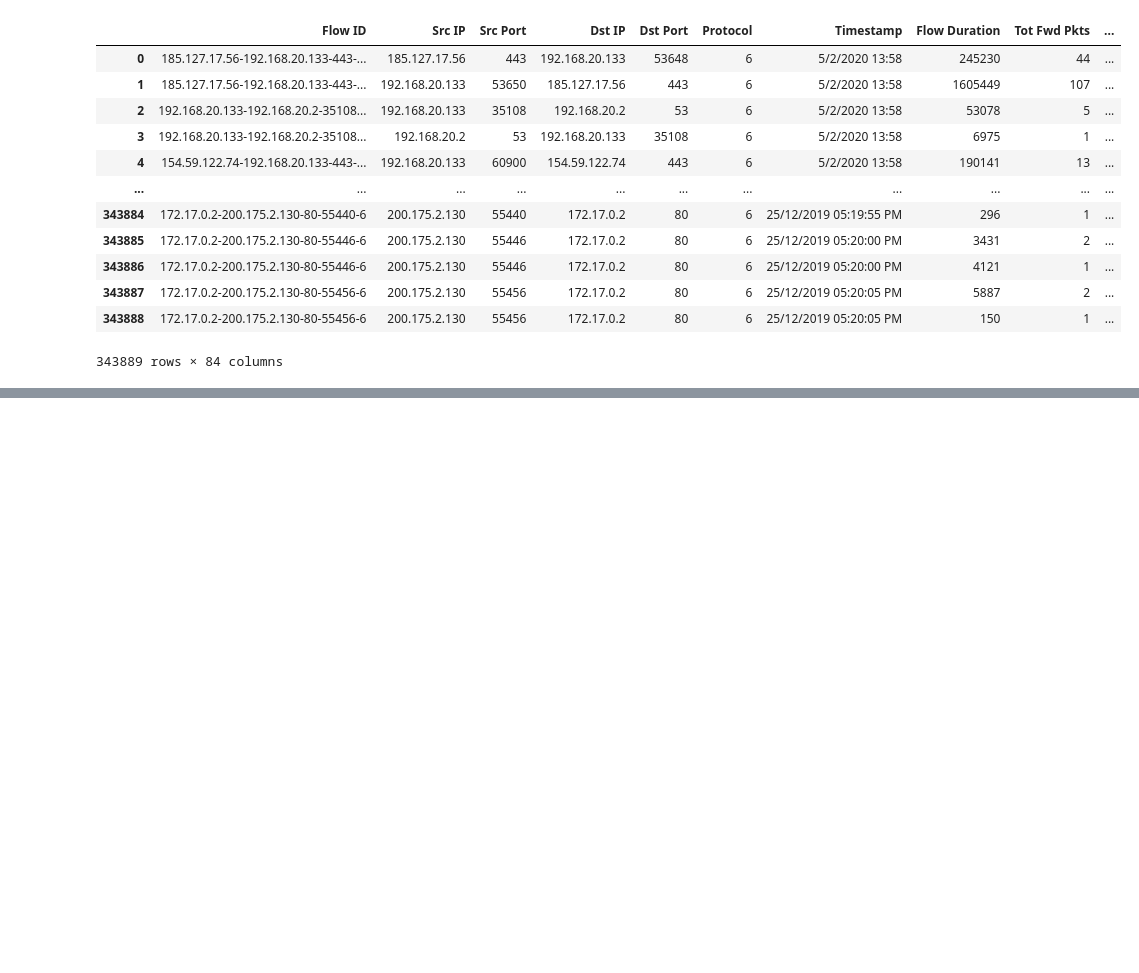
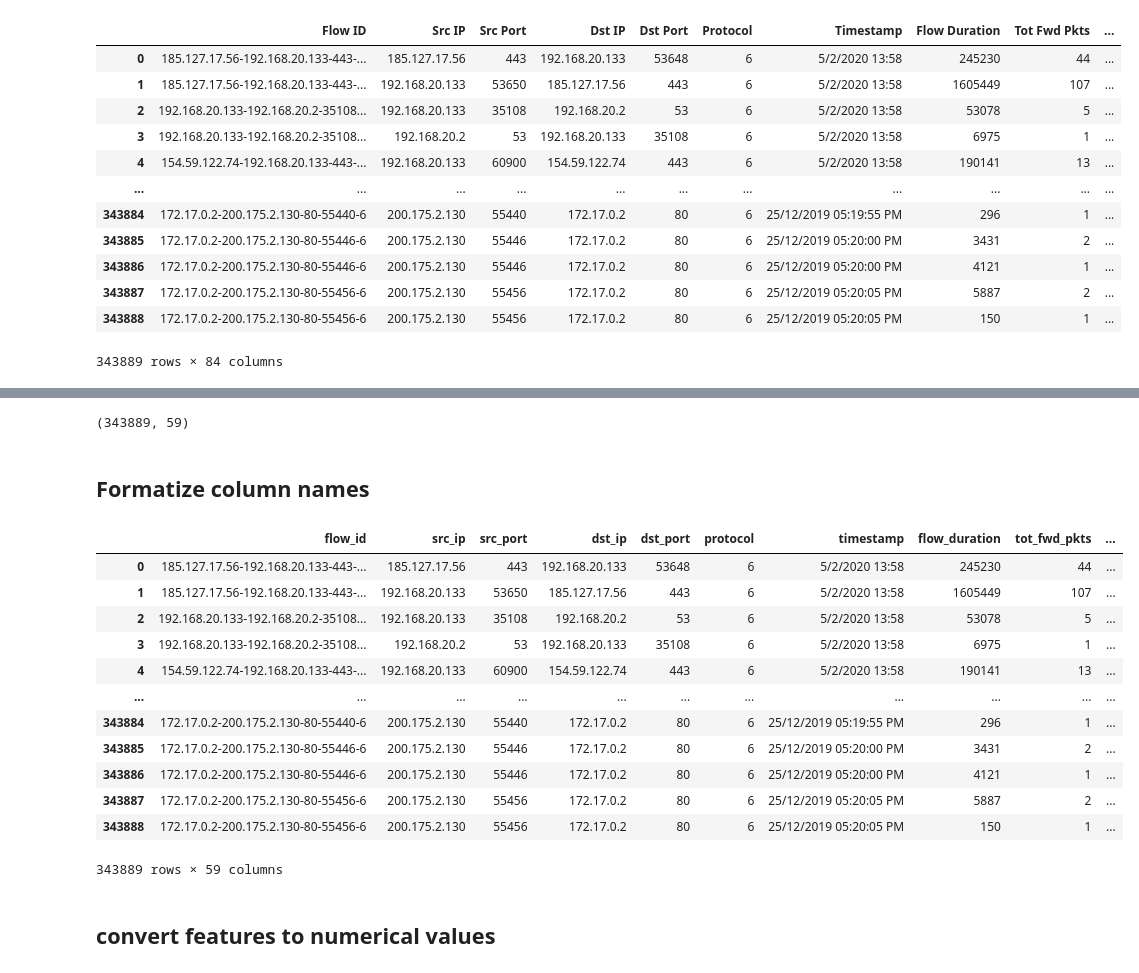
Before and after one commit to xurong-liang/COMS6200, a Jupyter notebook: proprocess_and_data_visualization.ipynb, the cells around one changed output, grey strips where cells are left out. Saved outputs shown, nothing was run; the diff lists cells and outputs as text; code cells hidden in the pictures; blank space fills up the shorter version.

```diff
--- a/proprocess_and_data_visualization.ipynb
+++ b/proprocess_and_data_visualization.ipynb
@@ -83,0 +97,3 @@ raw_all
+# %%
+# fill oruiginal dimension of dataset
+row_num, col_num = raw_all.shape
@@ -83,0 +107,10 @@ raw_all
+# %%
+# find spread of distinct counts of each columns and number of classes
+distinct_count = raw_all.nunique(axis=0)
+distinct_count = dict(sorted(distinct_count.items(), key=lambda item: item[1], reverse=True))
+
+print(f"Number of classes {distinct_count['Label']}")
+
+# delete Label in distinct count so it does not get removed in sparsity pruning
+del distinct_count["Label"]
+print(distinct_count)
@@ -83,0 +152,6 @@ raw_all
+# %%
+# remove columns that has unique values < 2
+for col, count in distinct_count.items():
+    if count < 2:
+        del raw_all[col]
+        print(f'{col} removed')
@@ -83,0 +225,16 @@ raw_all
+# %%
+# plot sparisty rate of non-binary attribute
+plt.figure(figsize=(20, 5))
+plt.title("Sparisty rates of non-binary attributes")
+plt.xlabel("Column name (alias)")
+plt.ylabel("Sparisty rate/%")
+# candidate pruning thresholds as 60% and 70%
+plt.axhline(y=70, c="r", linestyle="-")
+
+plt.axhline(y=60, c="m", linestyle="-")
+
+
+x = [count for count in range(len(sparsity_rates.keys()))]
+y = [100 * rate for rate in sparsity_rates.values()]
+plt.bar(x, y)
+plt.xticks(x, labels=[col_alias[name] for name in sparsity_rates.keys()])
@@ -83,0 +290,6 @@ raw_all
+# %%
+raw_all.shape
+# %% [output]
+(343889, 59)
+# %% [markdown]
+## Formatize column names
@@ -83,0 +298,26 @@ raw_all
+# %%
+# formatize column names
+
+# convert column names as lowercase, replace space and / as _
+new_cols = raw_all.columns.map(lambda x: x.lower()).map(lambda x: re.sub(' ', '_', x)).map(lambda x: re.sub('/', '_', x))
+raw_all.rename(columns={key: new_cols[idx] for idx, key in enumerate(raw_all.columns)}, inplace=True)
+
+raw_all.rename(columns={"label": "text_label"}, inplace=True)
+
+raw_all
+# %% [output]
+|  | flow_id | src_ip | src_port | dst_ip | dst_port | protocol | timestamp | flow_duration | tot_fwd_pkts | ... |
+| 0 | 185.127.17.56-192.168.20.133-443-... | 185.127.17.56 | 443 | 192.168.20.133 | 53648 | 6 | 5/2/2020 13:58 | 245230 | 44 | ... |
+| 1 | 185.127.17.56-192.168.20.133-443-... | 192.168.20.133 | 53650 | 185.127.17.56 | 443 | 6 | 5/2/2020 13:58 | 1605449 | 107 | ... |
+| 2 | 192.168.20.133-192.168.20.2-35108... | 192.168.20.133 | 35108 | 192.168.20.2 | 53 | 6 | 5/2/2020 13:58 | 53078 | 5 | ... |
+| 3 | 192.168.20.133-192.168.20.2-35108... | 192.168.20.2 | 53 | 192.168.20.133 | 35108 | 6 | 5/2/2020 13:58 | 6975 | 1 | ... |
+| 4 | 154.59.122.74-192.168.20.133-443-... | 192.168.20.133 | 60900 | 154.59.122.74 | 443 | 6 | 5/2/2020 13:58 | 190141 | 13 | ... |
+| ... | ... | ... | ... | ... | ... | ... | ... | ... | ... | ... |
+| 343884 | 172.17.0.2-200.175.2.130-80-55440-6 | 200.175.2.130 | 55440 | 172.17.0.2 | 80 | 6 | 25/12/2019 05:19:55 PM | 296 | 1 | ... |
+| 343885 | 172.17.0.2-200.175.2.130-80-55446-6 | 200.175.2.130 | 55446 | 172.17.0.2 | 80 | 6 | 25/12/2019 05:20:00 PM | 3431 | 2 | ... |
+| 343886 | 172.17.0.2-200.175.2.130-80-55446-6 | 200.175.2.130 | 55446 | 172.17.0.2 | 80 | 6 | 25/12/2019 05:20:00 PM | 4121 | 1 | ... |
+| 343887 | 172.17.0.2-200.175.2.130-80-55456-6 | 200.175.2.130 | 55456 | 172.17.0.2 | 80 | 6 | 25/12/2019 05:20:05 PM | 5887 | 2 | ... |
+| 343888 | 172.17.0.2-200.175.2.130-80-55456-6 | 200.175.2.130 | 55456 | 172.17.0.2 | 80 | 6 | 25/12/2019 05:20:05 PM | 150 | 1 | ... |
+343889 rows × 59 columns
+# %% [markdown]
+## convert features to numerical values
```
Also changed, not shown: parts of 27 cells of this notebook, 2 other files.
